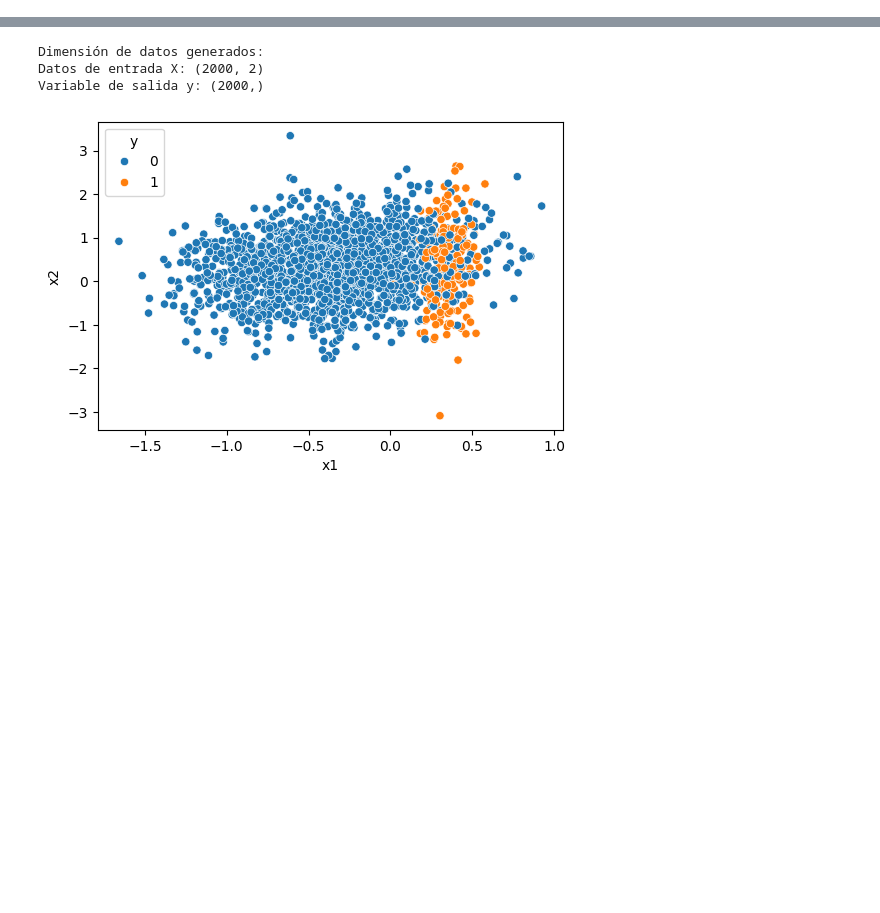
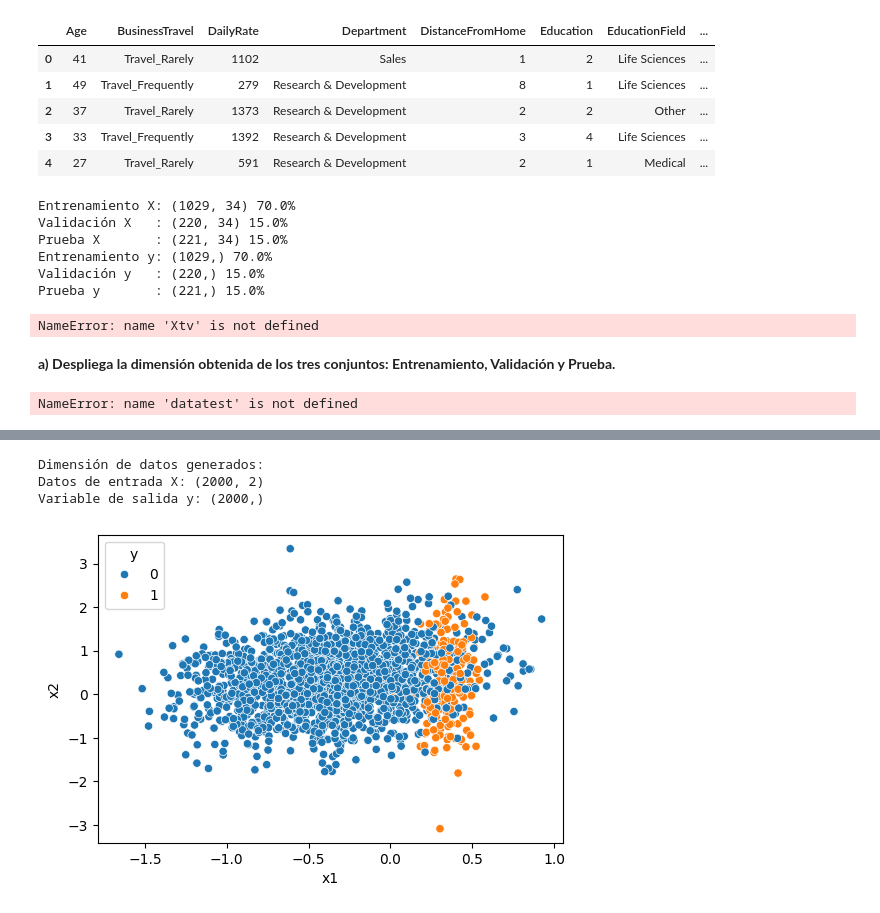
Before and after one commit to tkdforever18/Carlos, a Jupyter notebook: IA y ML - Actividad Semana 3.ipynb, the cells around one changed output, grey strips where cells are left out. Saved outputs shown, nothing was run; the diff lists cells and outputs as text; code cells hidden in the pictures; blank space fills up the shorter version.

```diff
--- a/IA y ML - Actividad Semana 3.ipynb
+++ b/IA y ML - Actividad Semana 3.ipynb
@@ -21,0 +66,16 @@ from sklearn.metrics import confusion_matrix, classification_report
+# %%
+# Como vemos que nuestra variable predictora es Attrition, por lo que necesitamos moverla al final de la base de datos'
+
+# Extraer la columna 'Attrition' (variable objetivo)
+attrition_column = df.pop('Attrition')
+
+# Insertar la columna 'Attrition' al final del DataFrame
+df['Attrition'] = attrition_column
+df.head()
+# %% [output]
+|  | Age | BusinessTravel | DailyRate | Department | DistanceFromHome | Education | EducationField | ... |
+| 0 | 41 | Travel_Rarely | 1102 | Sales | 1 | 2 | Life Sciences | ... |
+| 1 | 49 | Travel_Frequently | 279 | Research & Development | 8 | 1 | Life Sciences | ... |
+| 2 | 37 | Travel_Rarely | 1373 | Research & Development | 2 | 2 | Other | ... |
+| 3 | 33 | Travel_Frequently | 1392 | Research & Development | 3 | 4 | Life Sciences | ... |
+| 4 | 27 | Travel_Rarely | 591 | Research & Development | 2 | 1 | Medical | ... |
@@ -21,0 +87,49 @@ from sklearn.metrics import confusion_matrix, classification_report
+# %%
+# Dividir los datos en entrenamiento (70%) y temporal (30%) -- Nota: Temporal incluye Validación y Prueba
+Xtrain, Xtemp, ytrain, ytemp = train_test_split(X, y, test_size=0.3, random_state=42)
+
+# Dividir el temporal en validación (50%) y prueba (50%)
+Xval, Xtest, yval, ytest = train_test_split(Xtemp, ytemp, test_size=0.5, random_state=42)
+
+print("Entrenamiento X:", Xtrain.shape,    '%.1f%%' % (100 * Xtrain.shape[0]  / (Xtrain.shape[0] + X_val.shape[0] + Xtest.shape[0] )))
+print("Validación X   :", Xval.shape,      '%.1f%%' % (100 * Xval.shape[0]    / (Xtrain.shape[0] + X_val.shape[0] + Xtest.shape[0] )))
+print("Prueba X       :", Xtest.shape,     '%.1f%%' % (100 * Xtest.shape[0]   / (Xtrain.shape[0] + X_val.shape[0] + Xtest.shape[0] )))
+
+print("Entrenamiento y:", ytrain.shape,    '%.1f%%' % (100 * ytrain.shape[0]  / (ytrain.shape[0] + yval.shape[0] + ytest.shape[0] )))
+print("Validación y   :", yval.shape,      '%.1f%%' % (100 * yval.shape[0]    / (ytrain.shape[0] + yval.shape[0] + ytest.shape[0] )))
+print("Prueba y       :", ytest.shape,     '%.1f%%' % (100 * ytest.shape[0]   / (ytrain.shape[0] + yval.shape[0] + ytest.shape[0] )))
+# %% [output]
+Entrenamiento X: (1029, 34) 70.0%
+Validación X   : (220, 34) 15.0%
+Prueba X       : (221, 34) 15.0%
+Entrenamiento y: (1029,) 70.0%
+Validación y   : (220,) 15.0%
+Prueba y       : (221,) 15.0%
+# %%
+from sklearn.model_selection import train_test_split
+
+Xtrain, Xval, ytrain, yval = train_test_split(Xtv, ytv, test_size=0.15, random_state=1)
+
+print(Xtrain.shape, '%.1f%%' % (100.*Xtrain.shape[0]/(Xtv.shape[0] + Xtest.shape[0])))
+print(Xval.shape, '%.1f%%' % (100.*Xval.shape[0]/(Xtv.shape[0] + Xtest.shape[0]))),
+print(Xtest.shape, '%.1f%%' % (100.*Xtest.shape[0]/(Xtv.shape[0] + Xtest.shape[0])))
+
+print(ytrain.shape)
+print(yval.shape)
+print(ytest.shape)
+# %% [output]
+NameError: name 'Xtv' is not defined
+# %% [markdown]
+**a) Despliega la dimensión obtenida de los tres conjuntos: Entrenamiento, Validación y Prueba.**
+# %%
+# Veamos la cantidad de datos que tenemos:
+
+print('Dimensión datos de Entrenamiento:',
+      df.shape,
+      '%.1f%%' % (100.*df.shape[0]/(df.shape[0]+datatest.shape[0])))
+
+print('Dimensión datos de Prueba:',
+      df.shape,
+     '%.1f%%' % (100.*datatest.shape[0]/(datatrain.shape[0]+datatest.shape[0])))
+# %% [output]
+NameError: name 'datatest' is not defined
```
Also changed, not shown: parts of 70 cells of this notebook.
